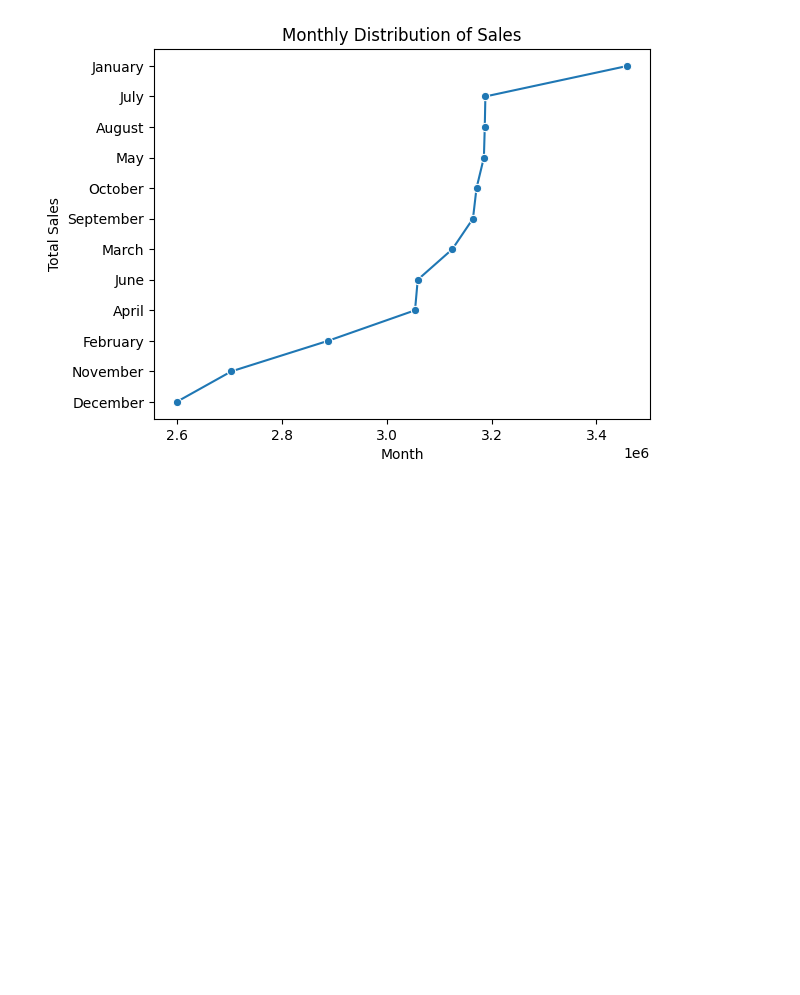
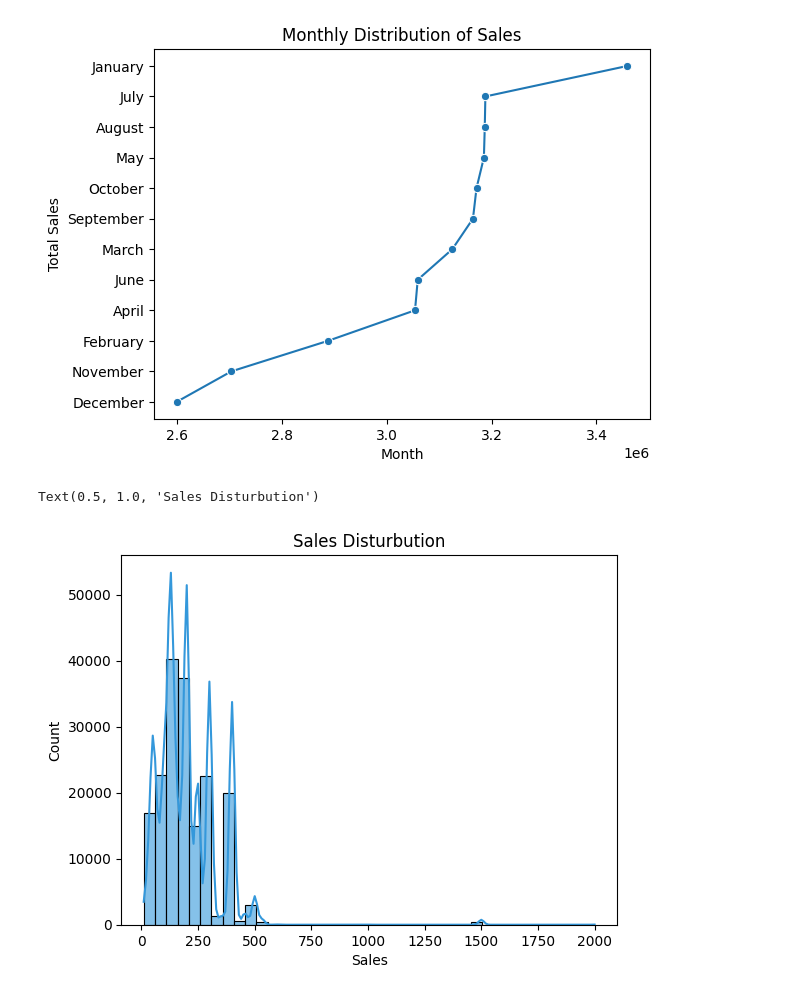
Before and after one commit to ShlokGadhave/Supply-Chain-Management, a Jupyter notebook: Notebook/main.ipynb, the cells around one changed output. Cells and saved outputs as stored; diff of their text form; code cells hidden in the pictures; blank space fills up the shorter version.

Commit message:
Sales Analysis

```diff
--- a/Notebook/main.ipynb
+++ b/Notebook/main.ipynb
@@ -278,3 +278,10 @@ plt.ylabel('Total Sales')
 # %% [output]
 Text(0, 0.5, 'Total Sales')
 [figure]
+# %%
+# sales disturbution
+sns.histplot(data=df,x='Sales',bins=40,kde=True,color="#3498db",edgecolor='black',alpha=0.6)
+plt.title('Sales Disturbution')
+# %% [output]
+Text(0.5, 1.0, 'Sales Disturbution')
+[figure, added]
```
Also changed, not shown: parts of 2 cells of this notebook.
